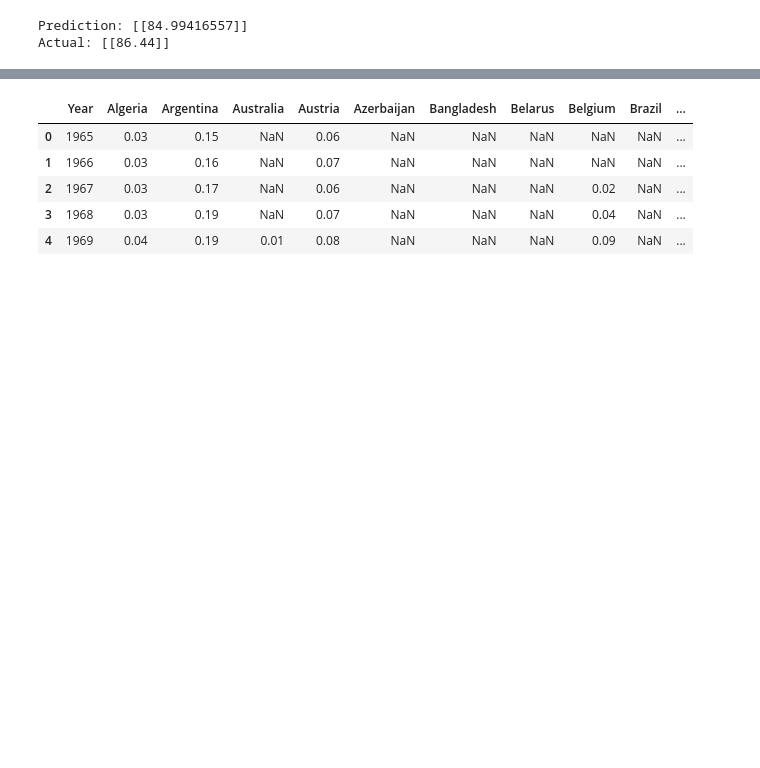
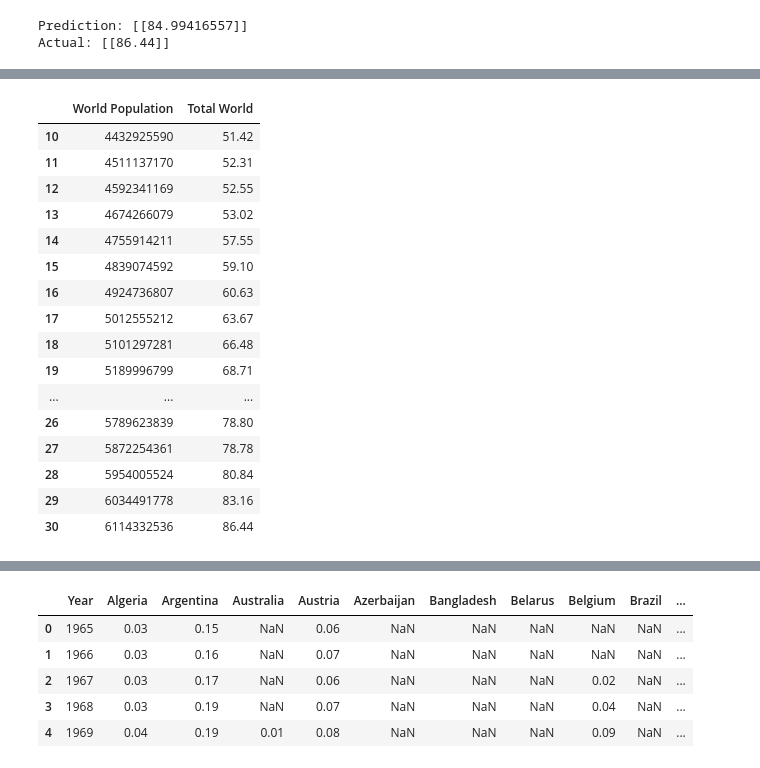
Before and after one commit to minerva-b/Final_Team_Project, a Jupyter notebook: minerva/MachineLearning_Gas_1970-2019.ipynb, the cells around one changed output, grey strips where cells are left out. Drawn from its saved outputs; the diff is of its cells as text; code cells hidden in the pictures; blank space fills up the shorter version.

```diff
--- a/minerva/MachineLearning_Gas_1970-2019.ipynb
+++ b/minerva/MachineLearning_Gas_1970-2019.ipynb
@@ -210,0 +200,20 @@ for index, row in gas_pop.iterrows():
+# %%
+gas_pop.loc[gas_pop['Year'].between(1980, 2000), ['World Population', 'Total World']]
+# %% [output]
+|  | World Population | Total World |
+| 10 | 4432925590 | 51.42 |
+| 11 | 4511137170 | 52.31 |
+| 12 | 4592341169 | 52.55 |
+| 13 | 4674266079 | 53.02 |
+| 14 | 4755914211 | 57.55 |
+| 15 | 4839074592 | 59.10 |
+| 16 | 4924736807 | 60.63 |
+| 17 | 5012555212 | 63.67 |
+| 18 | 5101297281 | 66.48 |
+| 19 | 5189996799 | 68.71 |
+| ... | ... | ... |
+| 26 | 5789623839 | 78.80 |
+| 27 | 5872254361 | 78.78 |
+| 28 | 5954005524 | 80.84 |
+| 29 | 6034491778 | 83.16 |
+| 30 | 6114332536 | 86.44 |
```
Also changed, not shown: parts of 12 cells of this notebook.
